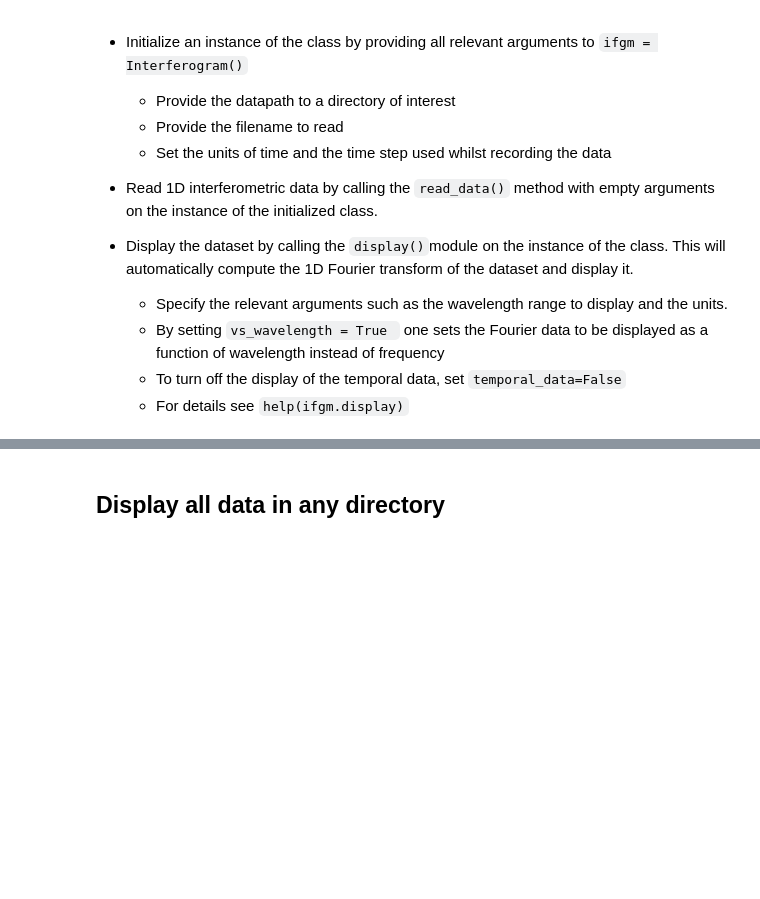
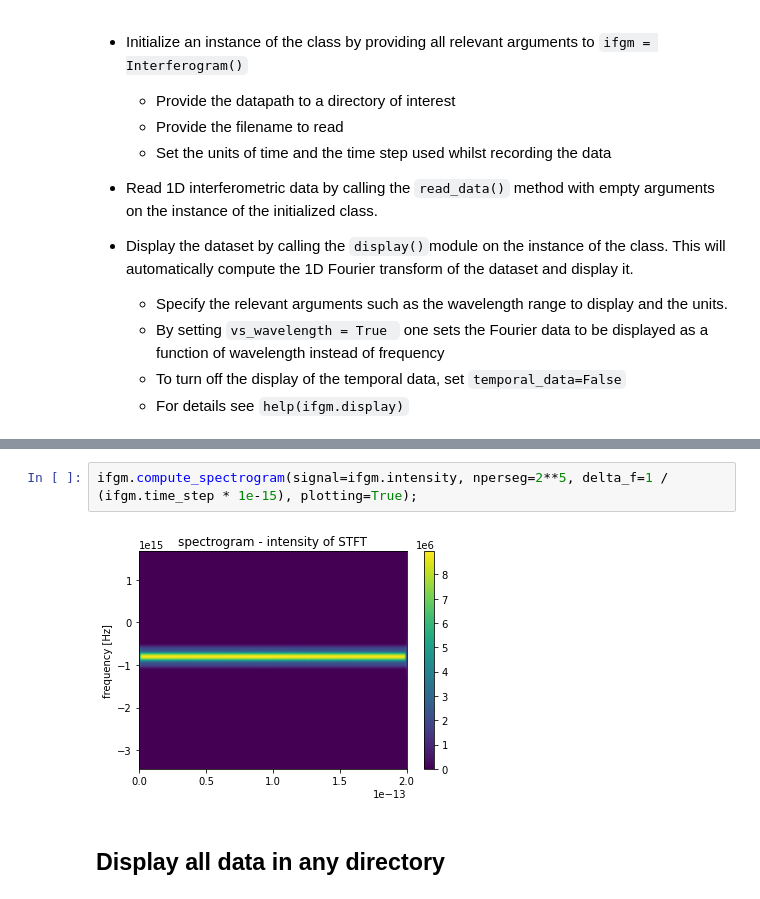
Before and after one commit to pkliui/Interferometry, a Jupyter notebook: Interferogram/docs/InterferogramAnalysis.ipynb, the cells around one changed output, grey strips where cells are left out. Saved outputs shown, nothing was run; the diff lists cells and outputs as text; blank space fills up the shorter version.

```diff
--- a/Interferogram/docs/InterferogramAnalysis.ipynb
+++ b/Interferogram/docs/InterferogramAnalysis.ipynb
@@ -64,3 +64,7 @@ ifgm.display(vs_wavelength=True,
+# %%
+ifgm.compute_spectrogram(signal=ifgm.intensity, nperseg=2**5, delta_f=1 / (ifgm.time_step * 1e-15), plotting=True);
+# %% [output]
+[figure, added]
 # %% [markdown]
 ## Display all data in any directory
 # %% [markdown]
```
Also changed, not shown: parts of 11 cells of this notebook.
